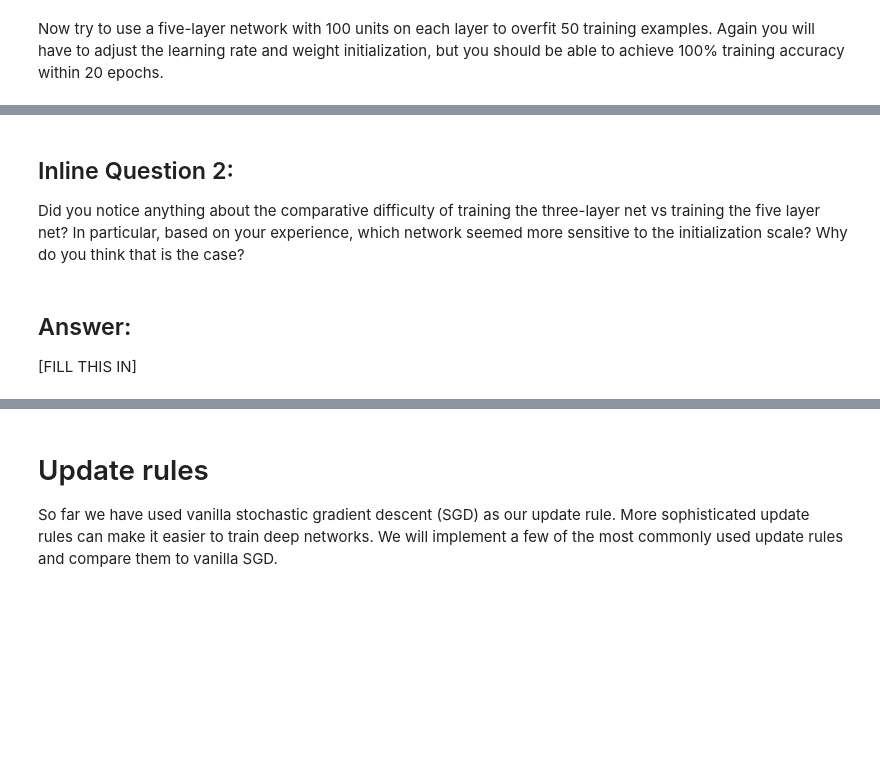
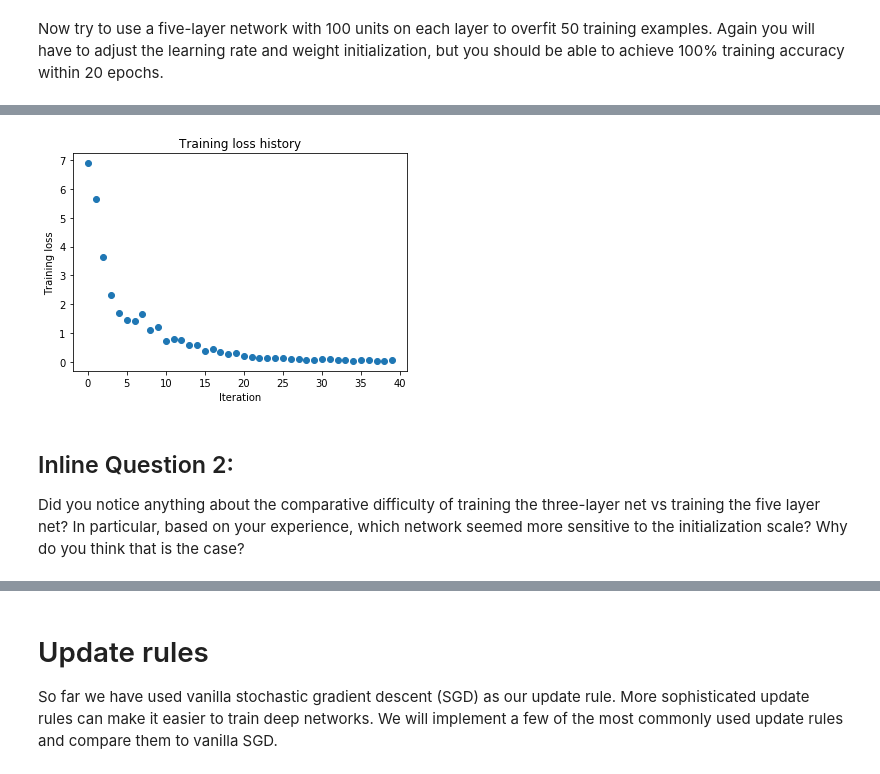
Before and after one commit to dhungle/CS231n-2018, a Jupyter notebook: assignment2/FullyConnectedNets.ipynb, the cells around one changed output, grey strips where cells are left out. Saved outputs shown, nothing was run; the diff lists cells and outputs as text; code cells hidden in the pictures; blank space fills up the shorter version.

```diff
--- a/assignment2/FullyConnectedNets.ipynb
+++ b/assignment2/FullyConnectedNets.ipynb
@@ -464,8 +497,8 @@ small_data = {
   'y_val': data['y_val'],
 }
 
-learning_rate = 2e-3
-weight_scale = 1e-5
+weight_scale = 5e-2
+learning_rate = 1e-2
 model = FullyConnectedNet([100, 100, 100, 100],
                 weight_scale=weight_scale, dtype=np.float64)
 solver = Solver(model, small_data,
@@ -482,3 +515,4 @@ plt.title('Training loss history')
 plt.xlabel('Iteration')
 plt.ylabel('Training loss')
 plt.show()
+# %% [output]
@@ -485,6 +536,4 @@ plt.show()
+[figure, added]
 # %% [markdown]
 ## Inline Question 2:
 Did you notice anything about the comparative difficulty of training the three-layer net vs training the five layer net? In particular, based on your experience, which network seemed more sensitive to the initialization scale? Why do you think that is the case?
-# %% [markdown]
-## Answer:
-[FILL THIS IN]
```
Also changed, not shown: parts of 12 cells of this notebook, 3 other files.
